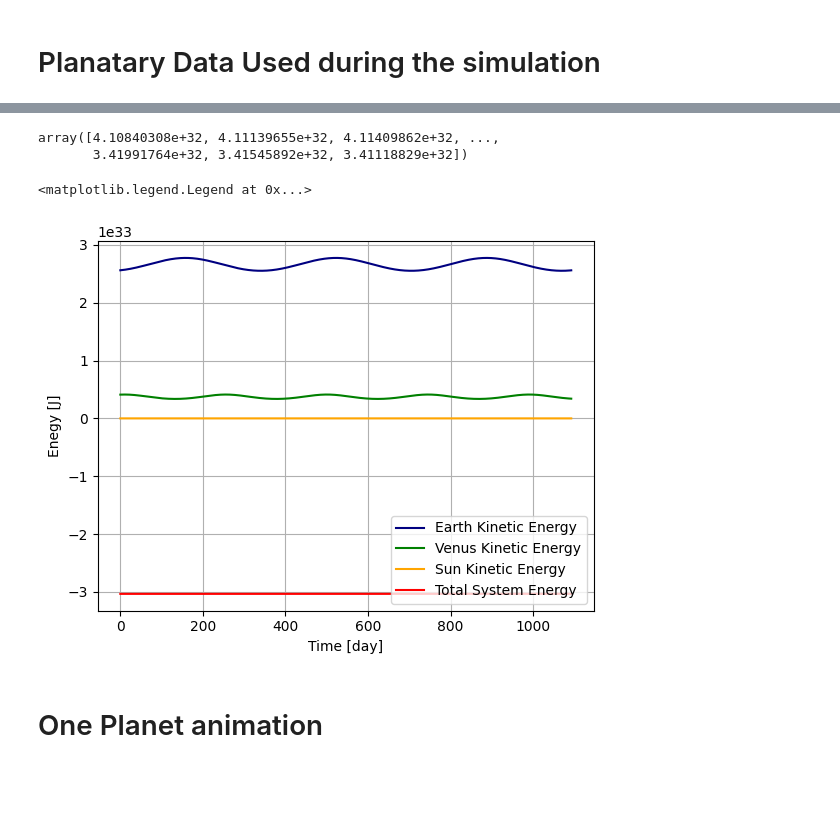
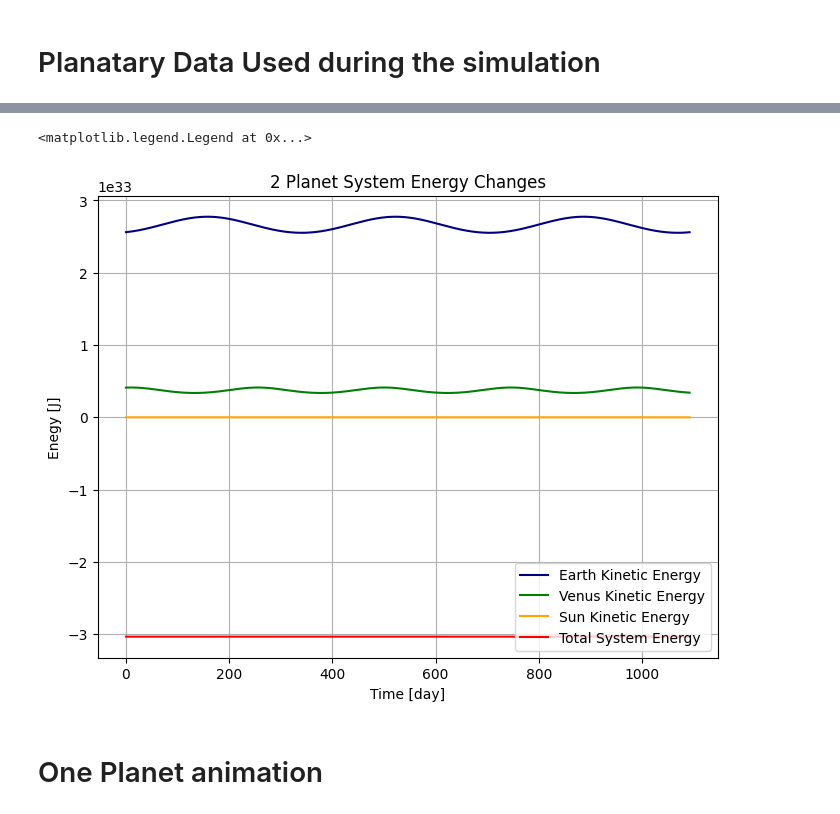
Before and after one commit to jmtony2000/Numerical_Symulations_of_-Star_System_Dynamics, a Jupyter notebook: Simulation.ipynb, the cells around one changed output, grey strips where cells are left out. Cells and saved outputs as stored; diff of their text form; code cells hidden in the pictures; blank space fills up the shorter version.

```diff
--- a/Simulation.ipynb
+++ b/Simulation.ipynb
@@ -199,23 +245,20 @@ Venus = SystObj(Venus_mass, np.array([Venus_aphelion_distance,0]), np.array([0,V
 Saturn = SystObj(Saturn_mass, np.array([Saturn_aphelion_distance,0]), np.array([0,Saturn_aphelion_momenta]))
 
 EVs, EVp1, EVp2, EVp1k, EVp2k, EVsk, EVe, EVt  = TwoPlanetSim(3, Sun, Earth, Venus, G)
-# %%
-EVp2k
-# %% [output]
-array([4.10840308e+32, 4.11139655e+32, 4.11409862e+32, ...,
-       3.41991764e+32, 3.41545892e+32, 3.41118829e+32])
 # %%
+plt.figure(figsize=(8,6))
 plt.plot(EVt, EVp1k, color = "navy", label = "Earth Kinetic Energy")
 plt.plot(EVt, EVp2k, color = "green", label = "Venus Kinetic Energy")
 plt.plot(EVt, EVsk, color = "orange", label = "Sun Kinetic Energy")
 plt.plot(EVt, EVe, color = "red", label = "Total System Energy")
 plt.xlabel("Time [day]")
 plt.ylabel("Enegy [J]")
+plt.title("2 Planet System Energy Changes")
 plt.grid()
 plt.legend(loc = 'lower right')
 # %% [output]
 <matplotlib.legend.Legend at 0x...>
-[figure, old version]
+[figure, new version]
 # %% [markdown]
 # One Planet animation
 # %%
```
Also changed, not shown: parts of 9 cells of this notebook, 4 other files.
